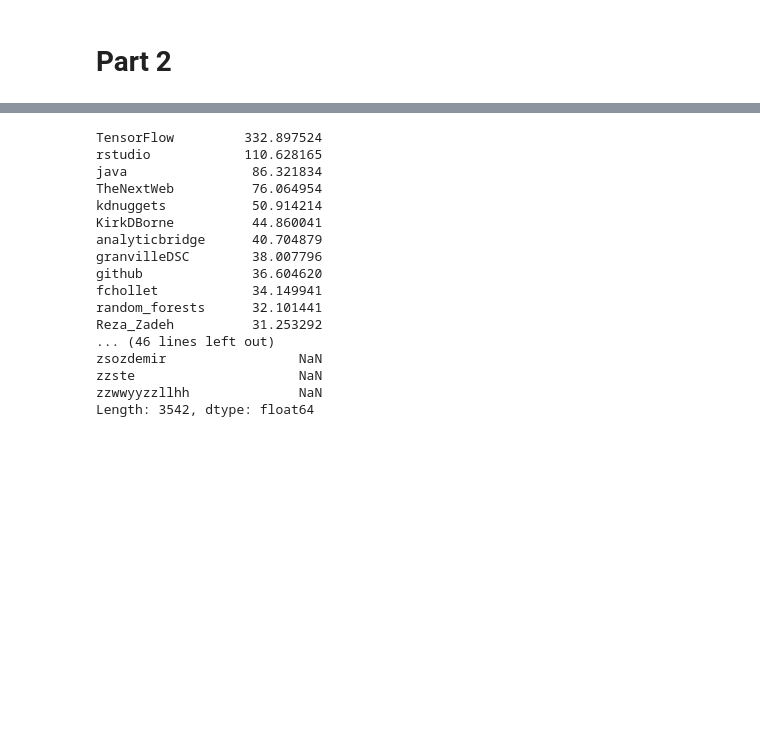
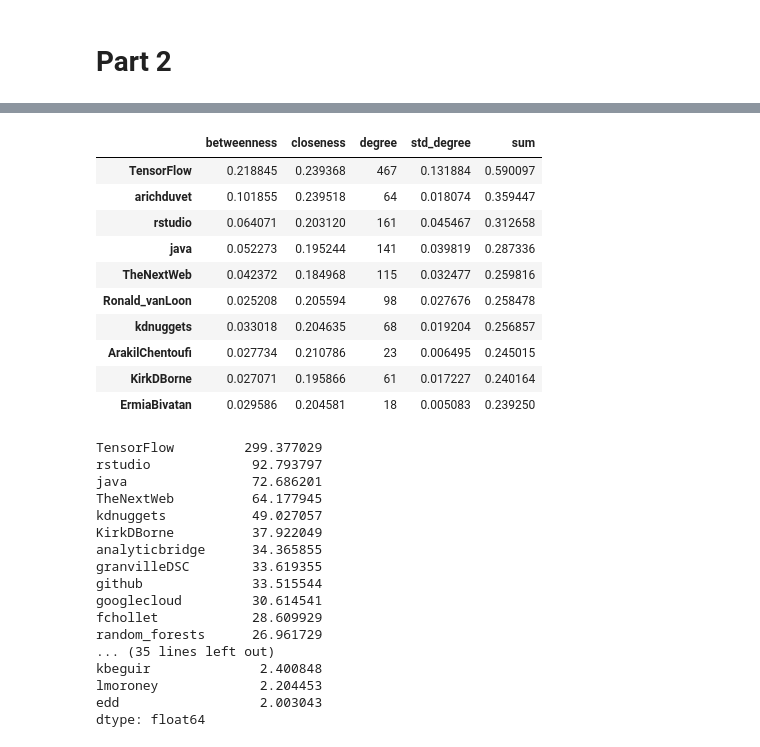
Before and after one commit to JakeTheWise/socialitics, a Jupyter notebook: proj1/q2/q2.ipynb, the cells around one changed output, grey strips where cells are left out. Cells and saved outputs as stored; diff of their text form; code cells hidden in the pictures; blank space fills up the shorter version.

```diff
--- a/proj1/q2/q2.ipynb
+++ b/proj1/q2/q2.ipynb
@@ -95,28 +101,42 @@ mentions = pd.DataFrame(ments['target'].value_counts())
 # %%
 #4th variable as the sum of the standardized degree, closeness, and betweenness
 n = len(results)
 results['std_degree'] = (results['degree'])/(n-1)
 results['sum'] = results['betweenness'] + results['closeness'] + results['std_degree']
 
-dbc = pd.DataFrame(results['sum']).sort_values('sum',ascending=False)
+dbc = pd.DataFrame(results['sum'])
+
+results.sort_values('sum',ascending=False).head(10)
+# %% [output]
+|  | betweenness | closeness | degree | std_degree | sum |
+| TensorFlow | 0.218845 | 0.239368 | 467 | 0.131884 | 0.590097 |
+| arichduvet | 0.101855 | 0.239518 | 64 | 0.018074 | 0.359447 |
+| rstudio | 0.064071 | 0.203120 | 161 | 0.045467 | 0.312658 |
+| java | 0.052273 | 0.195244 | 141 | 0.039819 | 0.287336 |
+| TheNextWeb | 0.042372 | 0.184968 | 115 | 0.032477 | 0.259816 |
+| Ronald_vanLoon | 0.025208 | 0.205594 | 98 | 0.027676 | 0.258478 |
+| kdnuggets | 0.033018 | 0.204635 | 68 | 0.019204 | 0.256857 |
+| ArakilChentoufi | 0.027734 | 0.210786 | 23 | 0.006495 | 0.245015 |
+| KirkDBorne | 0.027071 | 0.195866 | 61 | 0.017227 | 0.240164 |
+| ErmiaBivatan | 0.029586 | 0.204581 | 18 | 0.005083 | 0.239250 |
 # %%
-score = (.25)*retweets['target'] + (.35)*listed['target'] + (.15)*mentions['target'] + (.25)*dbc['sum']
-score.sort_values(ascending = False)
+score = (.15)*retweets['target'] + (.35)*listed['target'] + (.20)*mentions['target'] + (.30)*dbc['sum']
+score.sort_values(ascending = False).head(50)
 # %% [output]
-TensorFlow         332.897524
-rstudio            110.628165
-java                86.321834
-TheNextWeb          76.064954
-kdnuggets           50.914214
-KirkDBorne          44.860041
-analyticbridge      40.704879
-granvilleDSC        38.007796
-github              36.604620
-fchollet            34.149941
-random_forests      32.101441
-Reza_Zadeh          31.253292
-... (46 lines left out)
-zsozdemir                 NaN
-zzste                     NaN
-zzwwyyzzllhh              NaN
-Length: 3542, dtype: float64
+TensorFlow         299.377029
+rstudio             92.793797
+java                72.686201
+TheNextWeb          64.177945
+kdnuggets           49.027057
+KirkDBorne          37.922049
+analyticbridge      34.365855
+granvilleDSC        33.619355
+github              33.515544
+googlecloud         30.614541
+fchollet            28.609929
+random_forests      26.961729
+... (35 lines left out)
+kbeguir              2.400848
+lmoroney             2.204453
+edd                  2.003043
+dtype: float64
```
Also changed, not shown: parts of 7 cells of this notebook, 2 other files.
